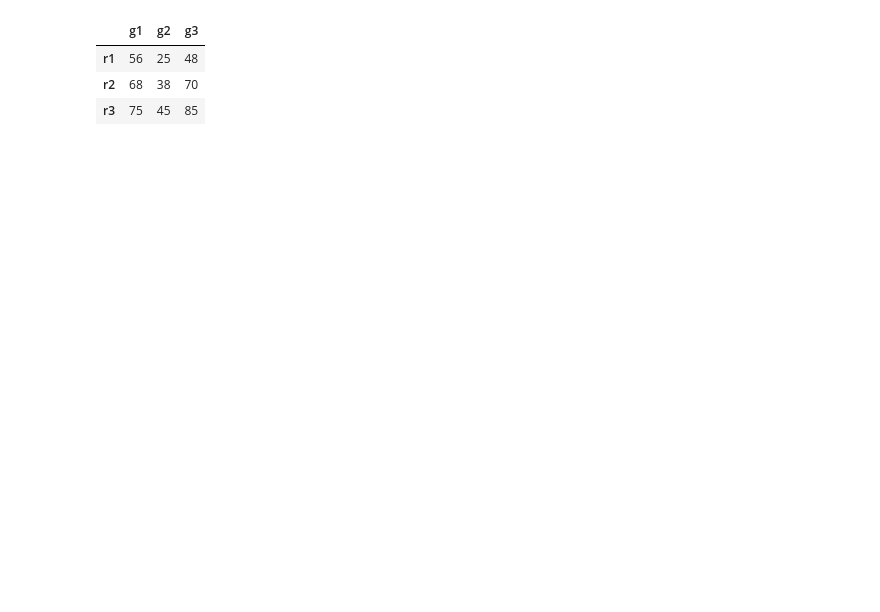
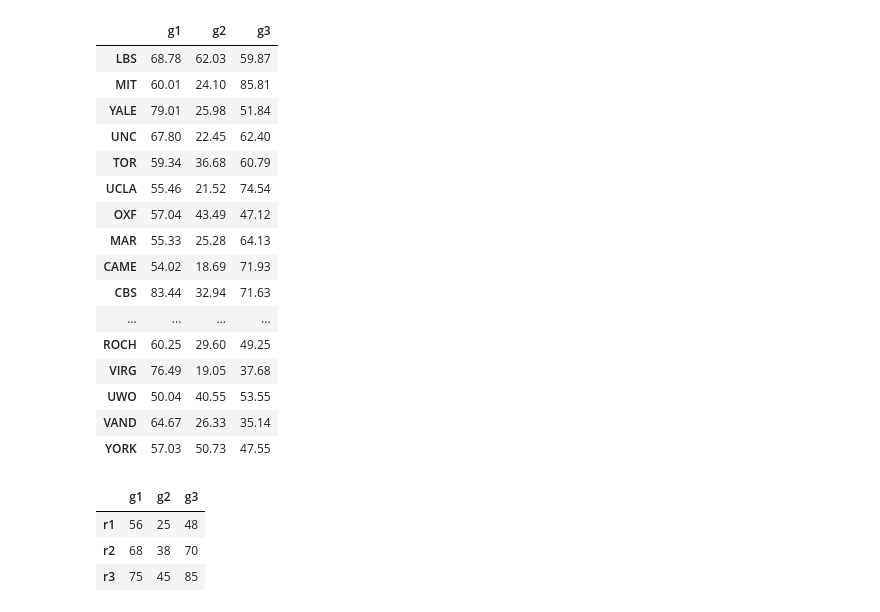
Before and after one commit to WAndraszyk/Construct-your-own-PROMETHEE-with-Python-for-MCDA, a Jupyter notebook: examples/CASESTUDIES_sort.ipynb, the cells around one changed output. Cells and saved outputs as stored; diff of their text form; code cells hidden in the pictures; blank space fills up the shorter version.

```diff
--- a/examples/CASESTUDIES_sort.ipynb
+++ b/examples/CASESTUDIES_sort.ipynb
@@ -35,33 +35,53 @@ alternatives_performances = [[68.78, 62.03, 59.87],
                              [83.44, 32.94, 71.63],
                              [60.54, 30.31, 55.99],
                              [64.05, 27.25, 64.68],
                              [54.61, 60.15, 14.45],
                              [77.84, 29.05, 93.91],
                              [61.99, 54.61, 40.04],
                              [56.59, 70.74, 65.45],
                              [68.24, 26.74, 80.4],
                              [68.68, 24.52, 72.43],
                              [51.2, 52.91, 42.98],
                              [76.77, 28.52, 81.8],
                              [61.26, 31.04, 73.69],
                              [75.64, 23.57, 77.73],
                              [58.25, 26.25, 46.81],
                              [63.23, 28.36, 69.61],
                              [77.11, 31.51, 91.59],
                              [60.25, 29.6, 49.25],
                              [76.49, 19.05, 37.68],
                              [50.04, 40.55, 53.55],
                              [64.67, 26.33, 35.14],
                              [57.03, 50.73, 47.55],
                              ]
 
 criteria_directions = pd.Series(criteria_directions, criteria)
 generalised_criteria = pd.Series(generalised_criteria, criteria)
 preference_thresholds = pd.Series(preference_thresholds, criteria)
 indifference_thresholds = pd.Series(indifference_thresholds, criteria)
 
 alternatives_performances = pd.DataFrame(data=alternatives_performances,
                                          index=alternatives, columns=criteria)
+
+alternatives_performances
+# %% [output]
+|  | g1 | g2 | g3 |
+| LBS | 68.78 | 62.03 | 59.87 |
+| MIT | 60.01 | 24.10 | 85.81 |
+| YALE | 79.01 | 25.98 | 51.84 |
+| UNC | 67.80 | 22.45 | 62.40 |
+| TOR | 59.34 | 36.68 | 60.79 |
+| UCLA | 55.46 | 21.52 | 74.54 |
+| OXF | 57.04 | 43.49 | 47.12 |
+| MAR | 55.33 | 25.28 | 64.13 |
+| CAME | 54.02 | 18.69 | 71.93 |
+| CBS | 83.44 | 32.94 | 71.63 |
+| ... | ... | ... | ... |
+| ROCH | 60.25 | 29.60 | 49.25 |
+| VIRG | 76.49 | 19.05 | 37.68 |
+| UWO | 50.04 | 40.55 | 53.55 |
+| VAND | 64.67 | 26.33 | 35.14 |
+| YORK | 57.03 | 50.73 | 47.55 |
 # %%
 categories = [f"C{i}" for i in range(1, 4)]
 profiles = [f"r{i}" for i in range(1, 4)]
```
Also changed, not shown: parts of 6 cells of this notebook.
